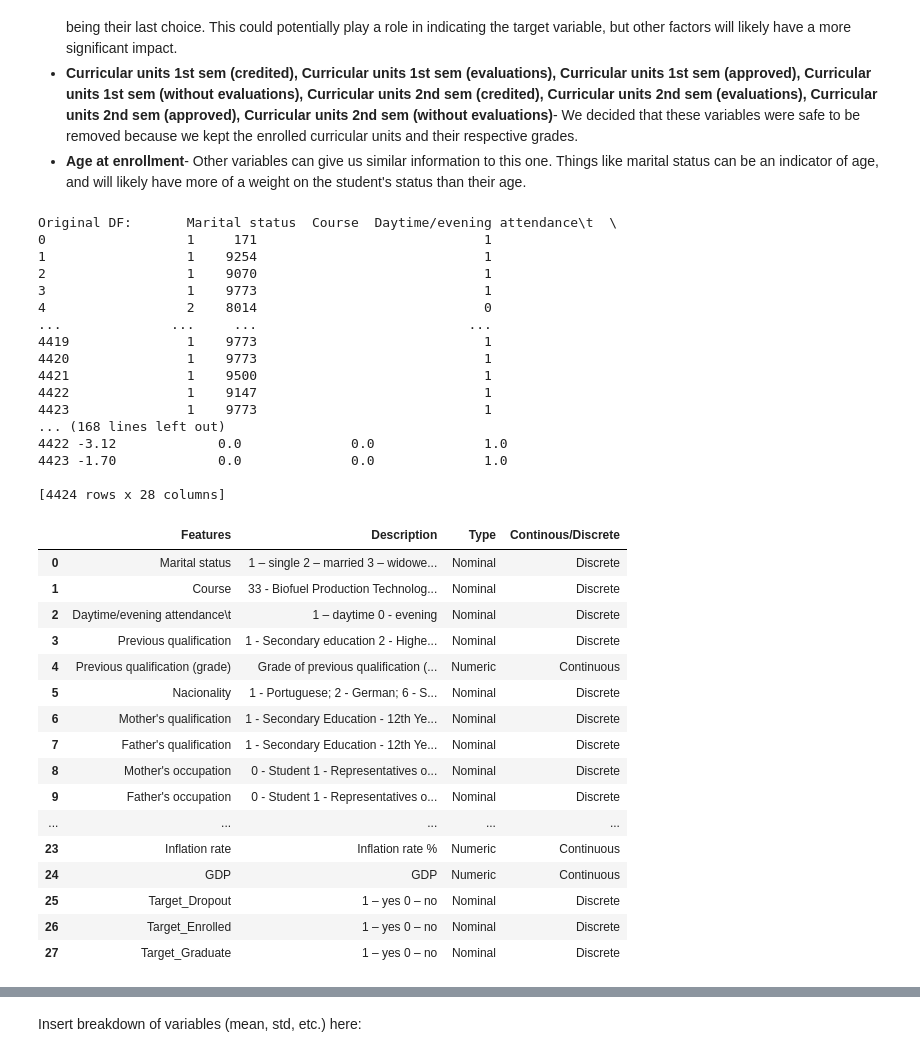
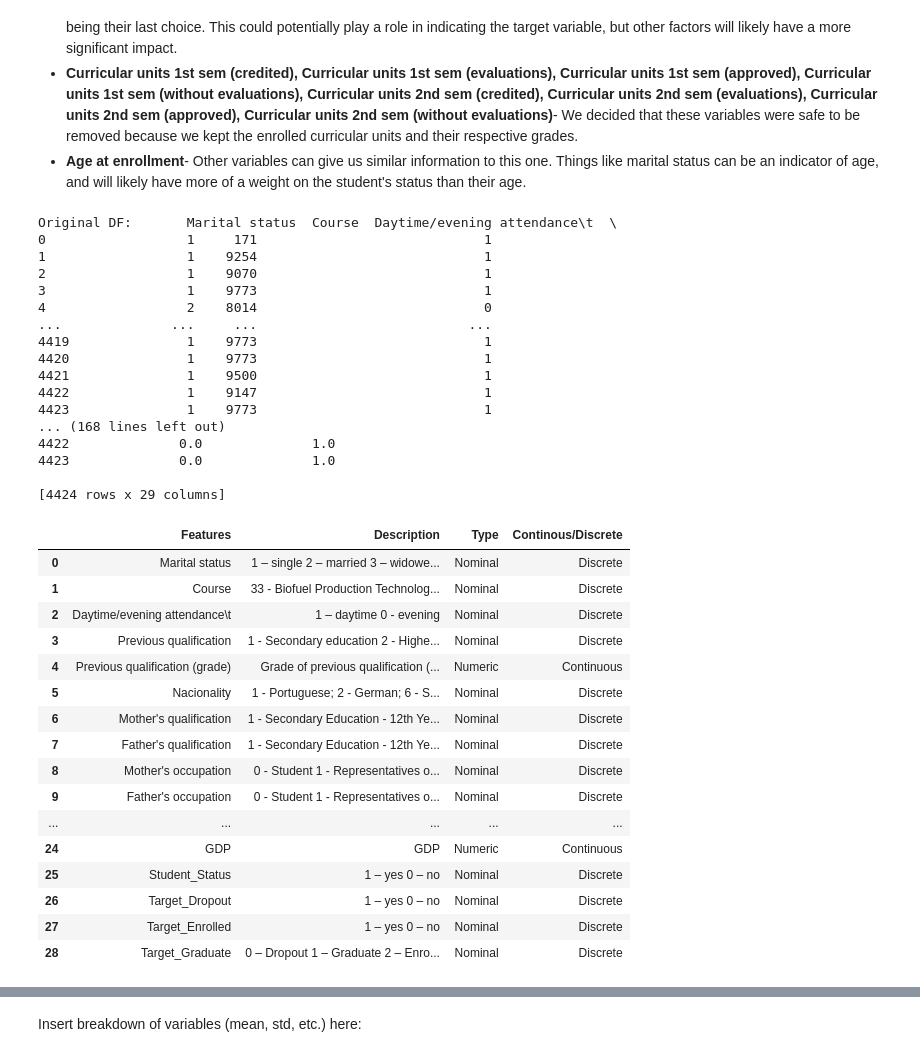
Before and after one commit to CloudMelanie/ml-lab3, a Jupyter notebook: Lab3.ipynb, the cells around one changed output, grey strips where cells are left out. Cells and saved outputs as stored; diff of their text form; code cells hidden in the pictures.

Commit message:
Student_Status is the target

```diff
--- a/Lab3.ipynb
+++ b/Lab3.ipynb
@@ -33,9 +33,12 @@ df = pd.read_csv('data.csv')
 #remove unwanted columns
 drop_columns = ['Application mode', 'Application order','Curricular units 1st sem (credited)', 'Curricular units 1st sem (evaluations)', 'Curricular units 1st sem (approved)', 'Curricular units 1st sem (without evaluations)', 'Curricular units 2nd sem (credited)', 'Curricular units 2nd sem (evaluations)', 'Curricular units 2nd sem (approved)', 'Curricular units 2nd sem (without evaluations)', 'Age at enrollment']
 df = df.drop(drop_columns, axis=1)
+# Combine the last 3 features into a single 'Student_Status' column
+
+df['Student_Status'] = df['Target'].map({'Dropout': 0, 'Graduate': 1, 'Enrolled': 2}).fillna(-1)
+# categorical_cols = df.select_dtypes(include=['object']).columns.tolist()
 
 # df.head()
-
 # df.info()
 
 print(f"Original DF: {df}")
@@ -119,47 +122,49 @@ attr_des['Description'] = [ # Marital status
                             # Target_Enrolled
                             '1 – yes 0 – no',
                             # Target_Graduate
-                            '1 – yes 0 – no'
+                            '1 – yes 0 – no',
+                            # Student_Status
+                            '0 – Dropout 1 – Graduate 2 – Enrolled'
                             ]
-attr_des['Type'] = ['Nominal','Nominal','Nominal','Nominal','Numeric', 'Nominal','Nominal','Nominal','Nominal','Nominal','Numeric','Nominal','Nominal','Nominal','Nominal','Nominal','Nominal','Nominal','Numeric', 'Numeric', 'Numeric', 'Numeric', 'Numeric', 'Numeric', 'Numeric','Nominal', 'Nominal', 'Nominal']
-attr_des['Continous/Discrete'] = ['Discrete','Discrete','Discrete','Discrete','Continuous','Discrete','Discrete','Discrete','Discrete','Discrete','Continous','Discrete','Discrete','Discrete','Discrete','Discrete', 'Discrete','Discrete','Continous','Continous','Continous','Continous','Continuous', 'Continuous','Continuous','Discrete', 'Discrete', 'Discrete']
+attr_des['Type'] = ['Nominal','Nominal','Nominal','Nominal','Numeric', 'Nominal','Nominal','Nominal','Nominal','Nominal','Numeric','Nominal','Nominal','Nominal','Nominal','Nominal','Nominal','Nominal','Numeric', 'Numeric', 'Numeric', 'Numeric', 'Numeric', 'Numeric', 'Numeric','Nominal', 'Nominal', 'Nominal', 'Nominal']
+attr_des['Continous/Discrete'] = ['Discrete','Discrete','Discrete','Discrete','Continuous','Discrete','Discrete','Discrete','Discrete','Discrete','Continous','Discrete','Discrete','Discrete','Discrete','Discrete', 'Discrete','Discrete','Continous','Continous','Continous','Continous','Continuous', 'Continuous','Continuous','Discrete', 'Discrete', 'Discrete', 'Discrete']
 
 attr_des
 # %% [output]
 Original DF:       Marital status  Course  Daytime/evening attendance\t  \
 0                  1     171                             1
 1                  1    9254                             1
 2                  1    9070                             1
 3                  1    9773                             1
 4                  2    8014                             0
 ...              ...     ...                           ...
 4419               1    9773                             1
 4420               1    9773                             1
 4421               1    9500                             1
 4422               1    9147                             1
 4423               1    9773                             1
 ... (168 lines left out)
-4422 -3.12             0.0              0.0              1.0
-4423 -1.70             0.0              0.0              1.0
+4422              0.0              1.0
+4423              0.0              1.0
 
-[4424 rows x 28 columns]
+[4424 rows x 29 columns]
 |  | Features | Description | Type | Continous/Discrete |
 | 0 | Marital status | 1 – single 2 – married 3 – widowe... | Nominal | Discrete |
 | 1 | Course | 33 - Biofuel Production Technolog... | Nominal | Discrete |
 | 2 | Daytime/evening attendance\t | 1 – daytime 0 - evening | Nominal | Discrete |
 | 3 | Previous qualification | 1 - Secondary education 2 - Highe... | Nominal | Discrete |
 | 4 | Previous qualification (grade) | Grade of previous qualification (... | Numeric | Continuous |
 | 5 | Nacionality | 1 - Portuguese; 2 - German; 6 - S... | Nominal | Discrete |
 | 6 | Mother's qualification | 1 - Secondary Education - 12th Ye... | Nominal | Discrete |
 | 7 | Father's qualification | 1 - Secondary Education - 12th Ye... | Nominal | Discrete |
 | 8 | Mother's occupation | 0 - Student 1 - Representatives o... | Nominal | Discrete |
 | 9 | Father's occupation | 0 - Student 1 - Representatives o... | Nominal | Discrete |
 | ... | ... | ... | ... | ... |
-| 23 | Inflation rate | Inflation rate % | Numeric | Continuous |
 | 24 | GDP | GDP | Numeric | Continuous |
-| 25 | Target_Dropout | 1 – yes 0 – no | Nominal | Discrete |
-| 26 | Target_Enrolled | 1 – yes 0 – no | Nominal | Discrete |
-| 27 | Target_Graduate | 1 – yes 0 – no | Nominal | Discrete |
+| 25 | Student_Status | 1 – yes 0 – no | Nominal | Discrete |
+| 26 | Target_Dropout | 1 – yes 0 – no | Nominal | Discrete |
+| 27 | Target_Enrolled | 1 – yes 0 – no | Nominal | Discrete |
+| 28 | Target_Graduate | 0 – Dropout 1 – Graduate 2 – Enro... | Nominal | Discrete |
 # %%
 # Finding missing/duplicate data
 import matplotlib.pylab as plt
```
Also changed, not shown: parts of 4 cells of this notebook.
